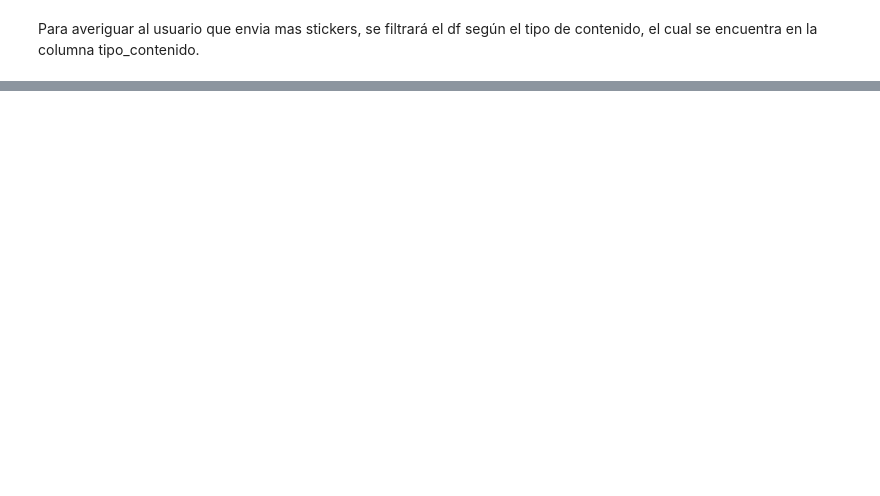
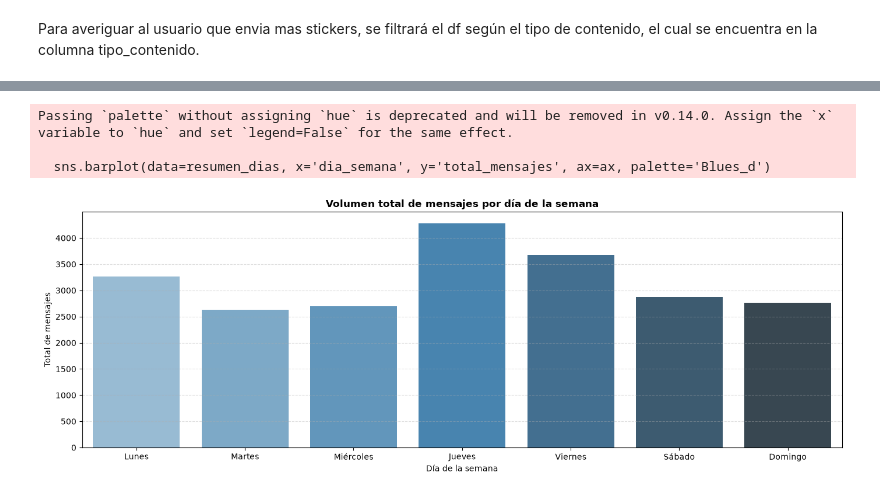
Before and after one commit to victorve-l/Historial_Whatsapp_Victor, a Jupyter notebook: notebooks/3.0-vd-EDA.ipynb, the cells around one changed output, grey strips where cells are left out. Drawn from its saved outputs; the diff is of its cells as text; code cells hidden in the pictures; blank space fills up the shorter version.

```diff
--- a/notebooks/3.0-vd-EDA.ipynb
+++ b/notebooks/3.0-vd-EDA.ipynb
@@ -347,0 +302,19 @@ df_palabras.head(20)
+# %%
+# Copiar fechas
+df_fechas = df.copy()
+
+# Añadir columnas al df con los nombres de la semana y la hora
+df_fechas["dia_num"] = df_fechas["timestamp"].dt.dayofweek
+df_fechas["hora"] = df_fechas["timestamp"].dt.hour
+
+# Cambiar nombres de la semana al español mapeando los dias
+dias_mapa = {0: "Lunes",1: "Martes",2: "Miércoles",3: "Jueves",4: "Viernes",5: "Sábado", 6: "Domingo"}
+df_fechas["dia_semana"] = df_fechas["dia_num"].map(dias_mapa)
+orden_semana = ["Lunes","Martes","Miércoles","Jueves","Viernes","Sábado","Domingo"]
+
+# Agrupar por dia de la semana
+resumen_dias = (df_fechas.groupby(["dia_num", "dia_semana"]).size().reset_index(name="total_mensajes").sort_values("dia_num"))
+
+# Agrupar por hora
+resumen_horas = (df_fechas.groupby(['hora']).size().reset_index(name='total_mensajes').sort_values('hora'))
+resumen_dias.head()
@@ -347,0 +364,22 @@ df_palabras.head(20)
+# %%
+# Crear grafica para mostrar el patron semanal de mensajes
+import matplotlib.pyplot as plt
+import pandas as pd
+import seaborn as sns
+
+fig, ax = plt.subplots(figsize=(14, 5))
+sns.barplot(data=resumen_dias, x='dia_semana', y='total_mensajes', ax=ax, palette='Blues_d')
+
+ax.set_title("Volumen total de mensajes por día de la semana", fontsize=12, fontweight="bold")
+ax.set_xlabel("Día de la semana")
+ax.set_ylabel("Total de mensajes")
+ax.tick_params(axis="x")
+ax.grid(True, axis="y", linestyle="--", alpha=0.4)
+
+plt.tight_layout()
+plt.show()
+# %% [output]
+Passing `palette` without assigning `hue` is deprecated and will be removed in v0.14.0. Assign the `x` variable to `hue` and set `legend=False` for the same effect.
+
+  sns.barplot(data=resumen_dias, x='dia_semana', y='total_mensajes', ax=ax, palette='Blues_d')
+[figure, added]
```
Also changed, not shown: parts of 21 cells of this notebook.
